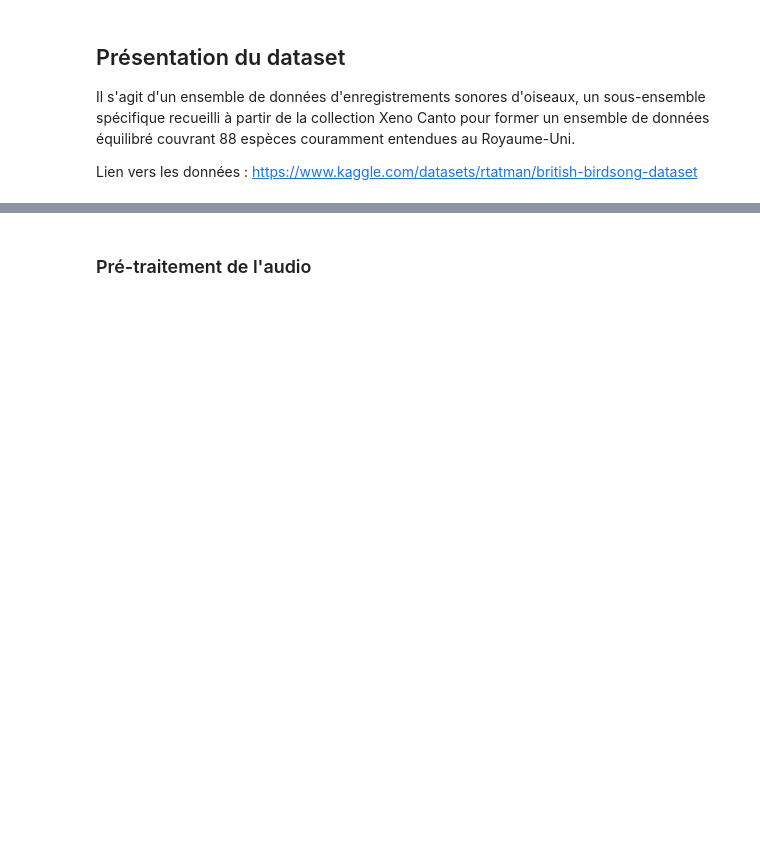
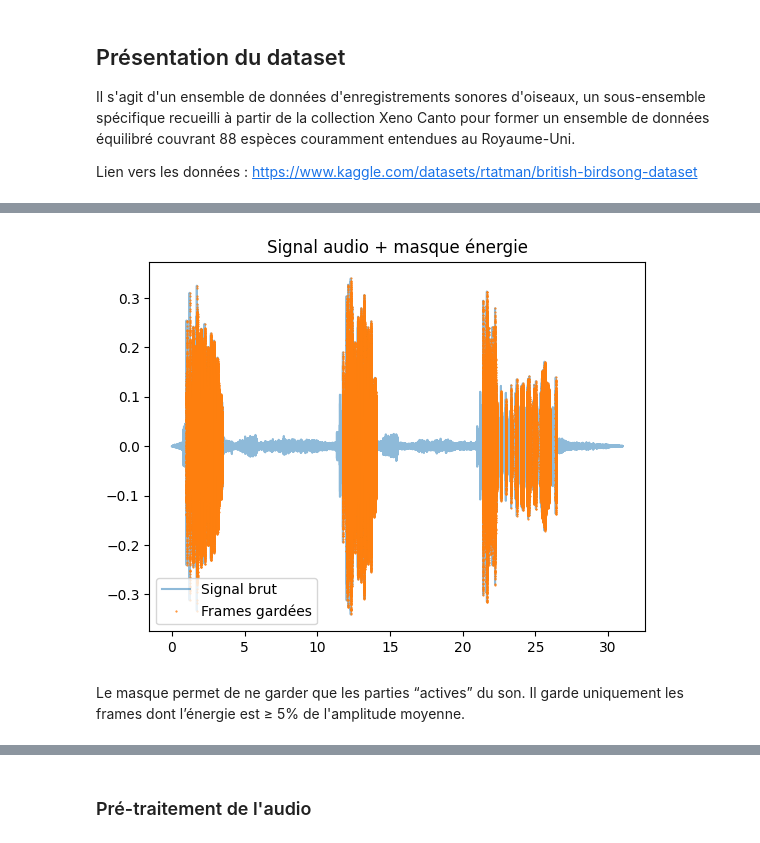
Before and after one commit to ncornet001/the-bird-reservoir, a Jupyter notebook: main.ipynb, the cells around one changed output, grey strips where cells are left out. Cells and saved outputs as stored; diff of their text form; code cells hidden in the pictures; blank space fills up the shorter version.

Commit message:
Partie prétaitement avancée

```diff
--- a/main.ipynb
+++ b/main.ipynb
@@ -33,0 +150,12 @@ Note: you may need to restart the kernel to use updated packages.
+# %%
+# Masque projeté sur le signal temporel
+plt.figure()
+plt.plot(t, data, label="Signal brut", alpha=0.5)
+plt.plot(t[audio_mask], data[audio_mask], '.', label="Frames gardées", markersize=1)
+plt.legend()
+plt.title("Signal audio + masque énergie")
+plt.show()
+# %% [output]
+[figure, added]
+# %% [markdown]
+Le masque permet de ne garder que les parties “actives” du son. Il garde uniquement les frames dont l’énergie est ≥ 5% de l'amplitude moyenne.
```
Also changed, not shown: parts of 19 cells of this notebook.
